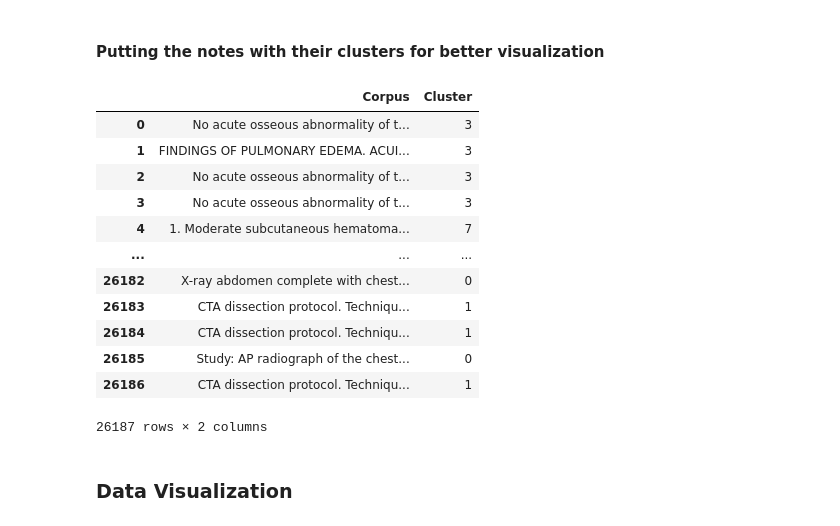
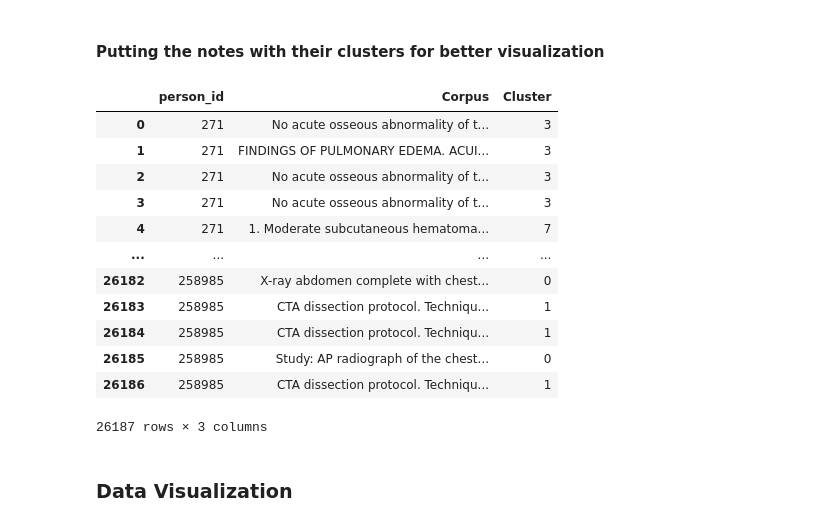
Before and after one commit to rdiazrincon/AD_clustering, a Jupyter notebook: AD_clustering.ipynb, the cells around one changed output. Cells and saved outputs as stored; diff of their text form; code cells hidden in the pictures.

```diff
--- a/AD_clustering.ipynb
+++ b/AD_clustering.ipynb
@@ -134,22 +134,22 @@ array([3, 3, 3, ..., 1, 0, 1], dtype=int32)
 # %% [markdown]
 #### Putting the notes with their clusters for better visualization
 # %%
-df_corpus = pd.DataFrame({"Corpus": corpus, "Cluster": cluster_assignment})
+df_corpus = pd.DataFrame({"person_id": df["person_id"], "Corpus": corpus, "Cluster": cluster_assignment})
 df_corpus
 # %% [output]
-|  | Corpus | Cluster |
-| 0 | No acute osseous abnormality of t... | 3 |
-| 1 | FINDINGS OF PULMONARY EDEMA. ACUI... | 3 |
-| 2 | No acute osseous abnormality of t... | 3 |
-| 3 | No acute osseous abnormality of t... | 3 |
-| 4 | 1. Moderate subcutaneous hematoma... | 7 |
-| ... | ... | ... |
-| 26182 | X-ray abdomen complete with chest... | 0 |
-| 26183 | CTA dissection protocol. Techniqu... | 1 |
-| 26184 | CTA dissection protocol. Techniqu... | 1 |
-| 26185 | Study: AP radiograph of the chest... | 0 |
-| 26186 | CTA dissection protocol. Techniqu... | 1 |
+|  | person_id | Corpus | Cluster |
+| 0 | 271 | No acute osseous abnormality of t... | 3 |
+| 1 | 271 | FINDINGS OF PULMONARY EDEMA. ACUI... | 3 |
+| 2 | 271 | No acute osseous abnormality of t... | 3 |
+| 3 | 271 | No acute osseous abnormality of t... | 3 |
+| 4 | 271 | 1. Moderate subcutaneous hematoma... | 7 |
+| ... | ... | ... | ... |
+| 26182 | 258985 | X-ray abdomen complete with chest... | 0 |
+| 26183 | 258985 | CTA dissection protocol. Techniqu... | 1 |
+| 26184 | 258985 | CTA dissection protocol. Techniqu... | 1 |
+| 26185 | 258985 | Study: AP radiograph of the chest... | 0 |
+| 26186 | 258985 | CTA dissection protocol. Techniqu... | 1 |
-26187 rows × 2 columns
+26187 rows × 3 columns
 # %% [markdown]
 ### Data Visualization
 # %%
```
Also changed, not shown: parts of 1 cell of this notebook.
